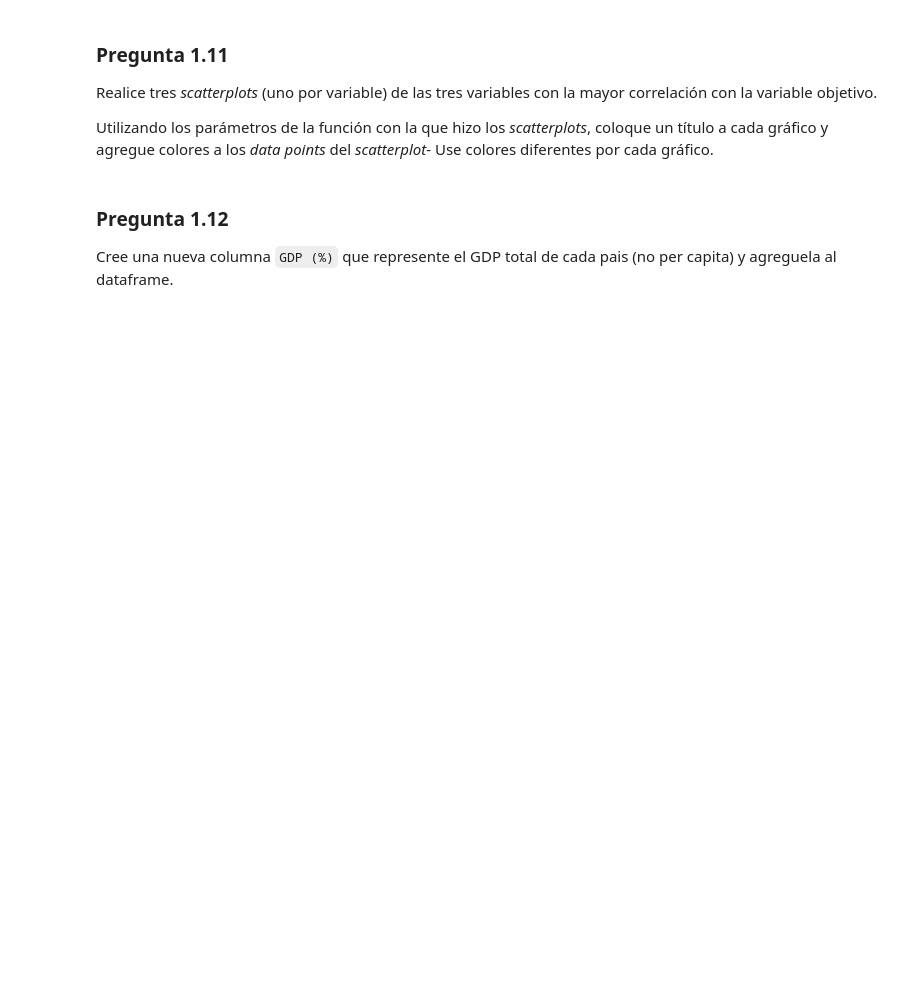
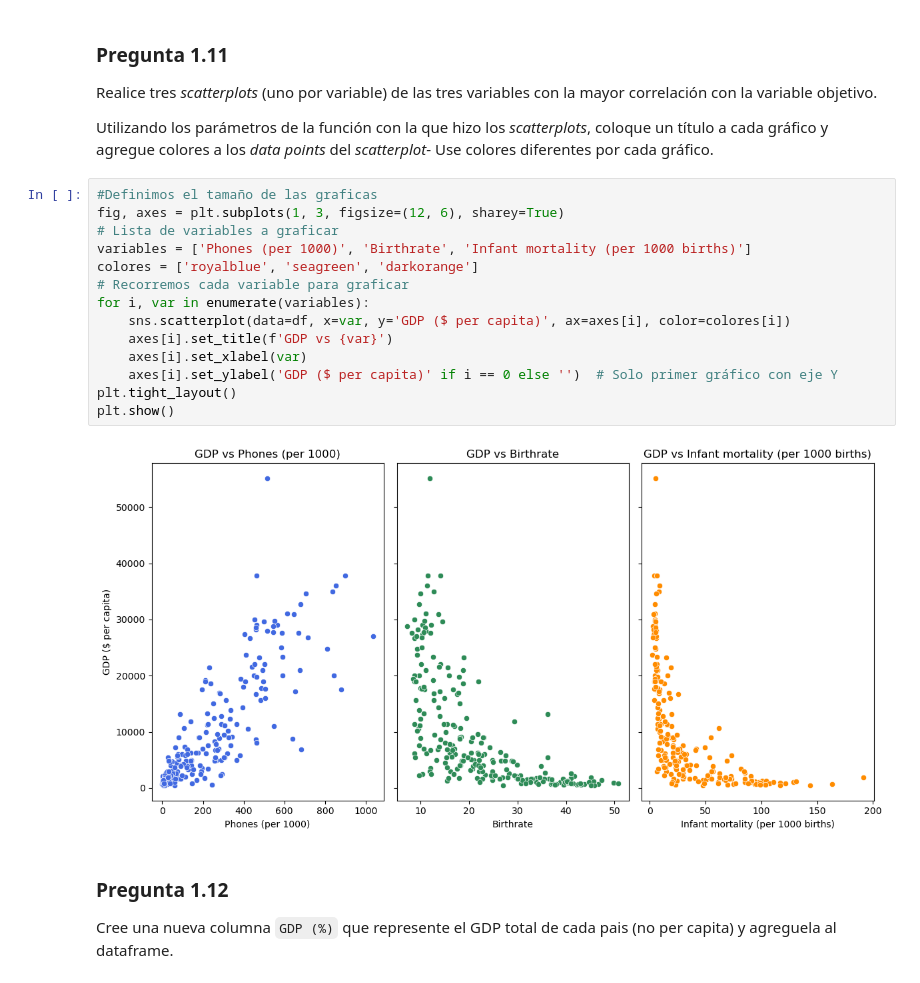
Before and after one commit to GabOqueli-16062022/Aplicaciones_Machine_Learning_economia, a Jupyter notebook: Tarea I/Tarea_1.ipynb, the cells around one changed output. Drawn from its saved outputs; the diff is of its cells as text; blank space fills up the shorter version.

```diff
--- a/Tarea I/Tarea_1.ipynb
+++ b/Tarea I/Tarea_1.ipynb
@@ -496,6 +570,22 @@ Supongamos que `GDP ($ per capita)` es su variable objetivo. Estudie la correlac
 Realice tres _scatterplots_ (uno por variable) de las tres variables con la mayor correlación con la variable objetivo.
 
 Utilizando los parámetros de la función con la que hizo los _scatterplots_, coloque un título a cada gráfico y agregue colores a los _data points_ del _scatterplot_- Use colores diferentes por cada gráfico.
+# %%
+#Definimos el tamaño de las graficas
+fig, axes = plt.subplots(1, 3, figsize=(12, 6), sharey=True)
+# Lista de variables a graficar
+variables = ['Phones (per 1000)', 'Birthrate', 'Infant mortality (per 1000 births)']
+colores = ['royalblue', 'seagreen', 'darkorange']
+# Recorremos cada variable para graficar
+for i, var in enumerate(variables):
+    sns.scatterplot(data=df, x=var, y='GDP ($ per capita)', ax=axes[i], color=colores[i])
+    axes[i].set_title(f'GDP vs {var}')
+    axes[i].set_xlabel(var)
+    axes[i].set_ylabel('GDP ($ per capita)' if i == 0 else '')  # Solo primer gráfico con eje Y
+plt.tight_layout()
+plt.show()
+# %% [output]
+[figure, added]
 # %% [markdown]
 ### Pregunta 1.12
 
```
Also changed, not shown: parts of 40 cells of this notebook.
